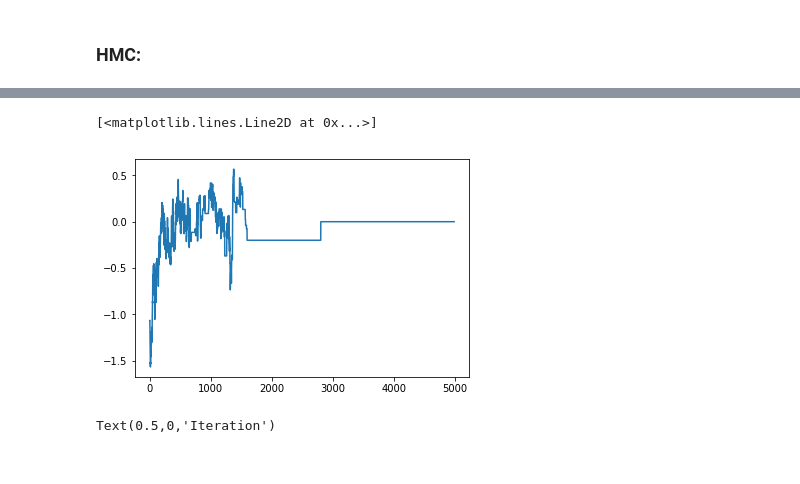
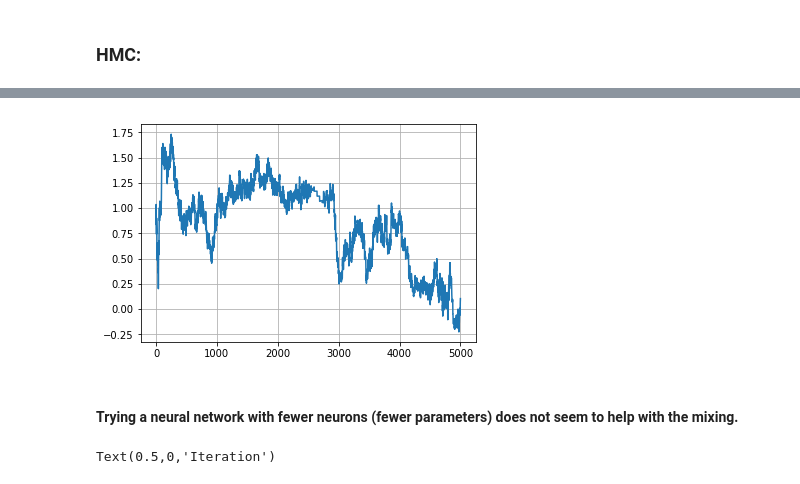
Before and after one commit to deborsheesen/Bayesian-NN-dimension-reduction, a Jupyter notebook: test_sampling.ipynb, the cells around one changed output, grey strips where cells are left out. Drawn from its saved outputs; the diff is of its cells as text; code cells hidden in the pictures.

```diff
--- a/test_sampling.ipynb
+++ b/test_sampling.ipynb
@@ -42,11 +42,12 @@ plt.title("True y");
 # %% [markdown]
 #### Set up neural network:
 # %%
-n_h1 = 25
-n_h2 = 25
+n_h1 = 8
+n_h2 = 4
 nn_model = nn.Sequential(nn.Linear(n_in, n_h1),
                          nn.Tanh(),
                          nn.Linear(n_h1, n_h2),
                          nn.Tanh(),
                          nn.Linear(n_h2, n_out))
 init_normal(nn_model)
+print("Total number of parameters in neural network is", sum(p.numel() for p in nn_model.parameters()))
@@ -101,8 +105,8 @@ Text(0.5,0,'Iteration')
 # %% [markdown]
 ### HMC:
 # %%
-prior_sigma = 1.
-my_model = model(deepcopy(xtrue), deepcopy(ytrue), prior_sigma, error_sigma2, deepcopy(nn_model))
+prior_sigma2 = 1.
+my_model = model(deepcopy(xtrue), deepcopy(ytrue), prior_sigma2, error_sigma2, deepcopy(nn_model))
 my_model.update_grad()
 y_initial = my_model.nn_model(my_model.x)
 plt.plot(list(y_initial[:,0]), list(y_initial[:,1]), 'o', markersize=2)
@@ -115,7 +119,7 @@ Initial loss = tensor(79.3684)
 # %%
 Nsteps = 5000
 n_leapfrog = 50
-stepsize = 1e-3
+stepsize = 2e-3
 hmc = HMC(my_model, Nsteps, stepsize, n_leapfrog)
 # %%
 hmc.run()
@@ -127,8 +143,10 @@ plt.legend(ncol=2);
 # %%
-plt.plot(hmc.chain[10:,20].detach().numpy())
+plt.plot(hmc.chain[:,10].detach().numpy())
+plt.grid(True)
 # %% [output]
-[<matplotlib.lines.Line2D at 0x...>]
-[figure, old version]
+[figure, new version]
+# %% [markdown]
+#### Trying a neural network with fewer neurons (fewer parameters) does not seem to help with the mixing.
 # %%
 plt.plot(hmc.loss)
 # plt.yscale('log')
```
Also changed, not shown: parts of 9 cells of this notebook, 6 other files.
